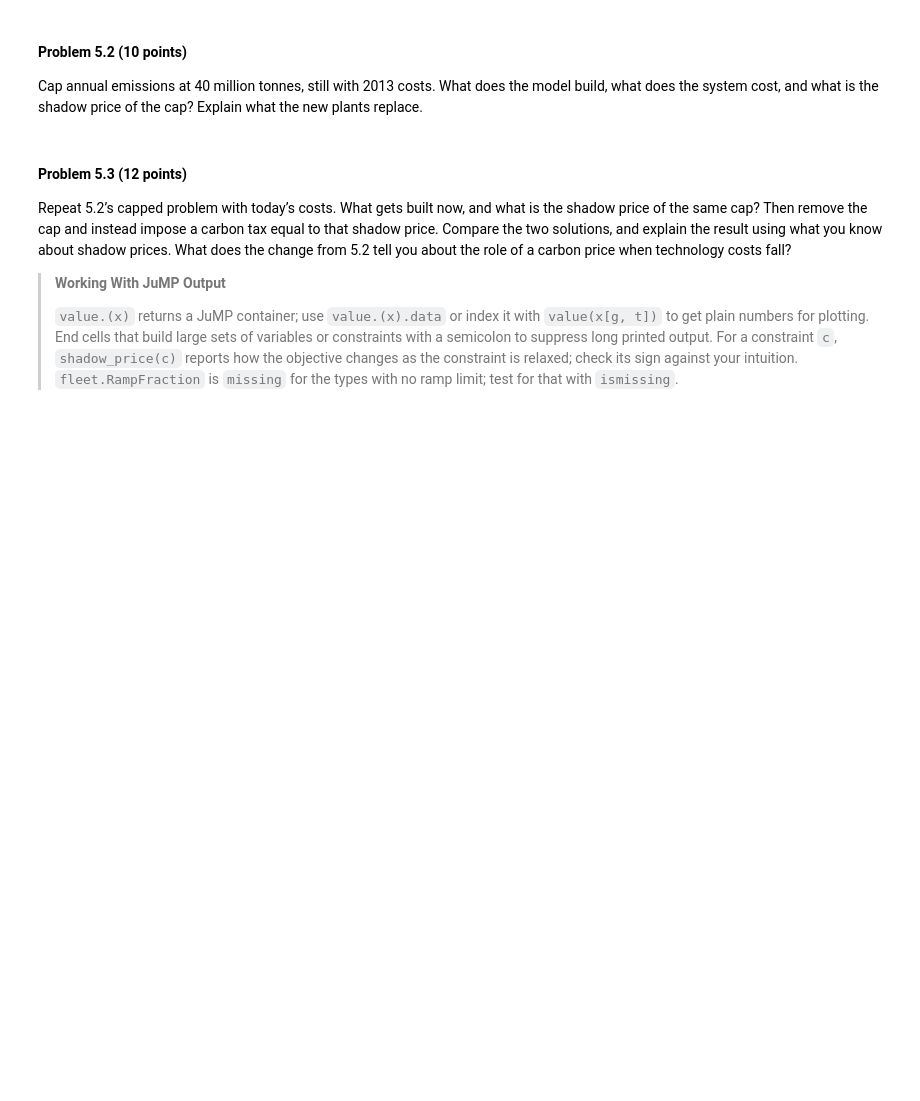
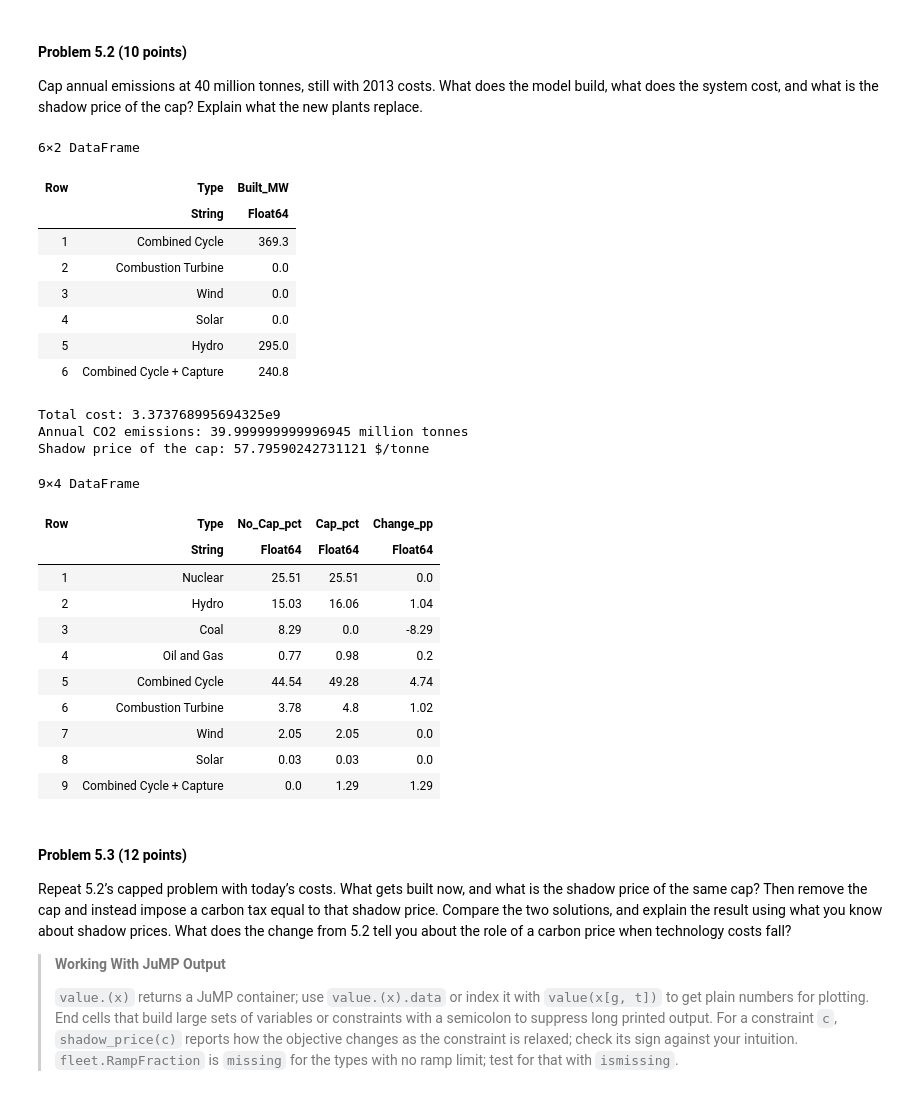
Before and after one commit to clairewang23/mp02, a Jupyter notebook: mp02.ipynb, the cells around one changed output. Saved outputs shown, nothing was run; the diff lists cells and outputs as text; code cells hidden in the pictures; blank space fills up the shorter version.

```diff
--- a/mp02.ipynb
+++ b/mp02.ipynb
@@ -396,6 +613,47 @@ from new wind with the cost of the fuel it would replace.
 Cap annual emissions at 40 million tonnes, still with 2013 costs. What
 does the model build, what does the system cost, and what is the shadow
 price of the cap? Explain what the new plants replace.
+# %%
+emissions_cap = 40e6                                       # annual emissions cap [tonnes]
+
+expansion_no_cap = expansion                               # uncapped solution from 5.1, for comparison
+expansion = solve_expansion(:Cost2013, emissions_cap=emissions_cap)
+
+display(DataFrame(Type = new_names, Built_MW = round.(value.(expansion[:build]), digits=1)))
+println("Total cost: $(objective_value(expansion))")
+println("Annual CO2 emissions: $(value(expansion[:emissions]) / 1e6) million tonnes")
+println("Shadow price of the cap: $(-shadow_price(expansion[:emissions_constraint])) \$/tonne")   # sign flipped: minimization, <= constraint
+
+# what the new plants replace: compare generation shares with and without the cap
+share_no_cap = generation_share(expansion_no_cap)
+share_cap = generation_share(expansion)
+plant_names = ["Nuclear", "Hydro", "Coal", "Oil and Gas", "Combined Cycle", "Combustion Turbine", "Wind", "Solar", "Combined Cycle + Capture"]
+display(DataFrame(Type = plant_names, No_Cap_pct = round.(share_no_cap, digits=2), Cap_pct = round.(share_cap, digits=2), Change_pp = round.(share_cap .- share_no_cap, digits=2)))
+# %% [output]
+6×2 DataFrame
+| Row | Type | Built_MW |
+|  | String | Float64 |
+| 1 | Combined Cycle | 369.3 |
+| 2 | Combustion Turbine | 0.0 |
+| 3 | Wind | 0.0 |
+| 4 | Solar | 0.0 |
+| 5 | Hydro | 295.0 |
+| 6 | Combined Cycle + Capture | 240.8 |
+Total cost: 3.373768995694325e9
+Annual CO2 emissions: 39.999999999996945 million tonnes
+Shadow price of the cap: 57.79590242731121 $/tonne
+9×4 DataFrame
+| Row | Type | No_Cap_pct | Cap_pct | Change_pp |
+|  | String | Float64 | Float64 | Float64 |
+| 1 | Nuclear | 25.51 | 25.51 | 0.0 |
+| 2 | Hydro | 15.03 | 16.06 | 1.04 |
+| 3 | Coal | 8.29 | 0.0 | -8.29 |
+| 4 | Oil and Gas | 0.77 | 0.98 | 0.2 |
+| 5 | Combined Cycle | 44.54 | 49.28 | 4.74 |
+| 6 | Combustion Turbine | 3.78 | 4.8 | 1.02 |
+| 7 | Wind | 2.05 | 2.05 | 0.0 |
+| 8 | Solar | 0.03 | 0.03 | 0.0 |
+| 9 | Combined Cycle + Capture | 0.0 | 1.29 | 1.29 |
 # %% [markdown]
 #### Problem 5.3 (12 points)
 
```
Also changed, not shown: parts of 8 cells of this notebook.
